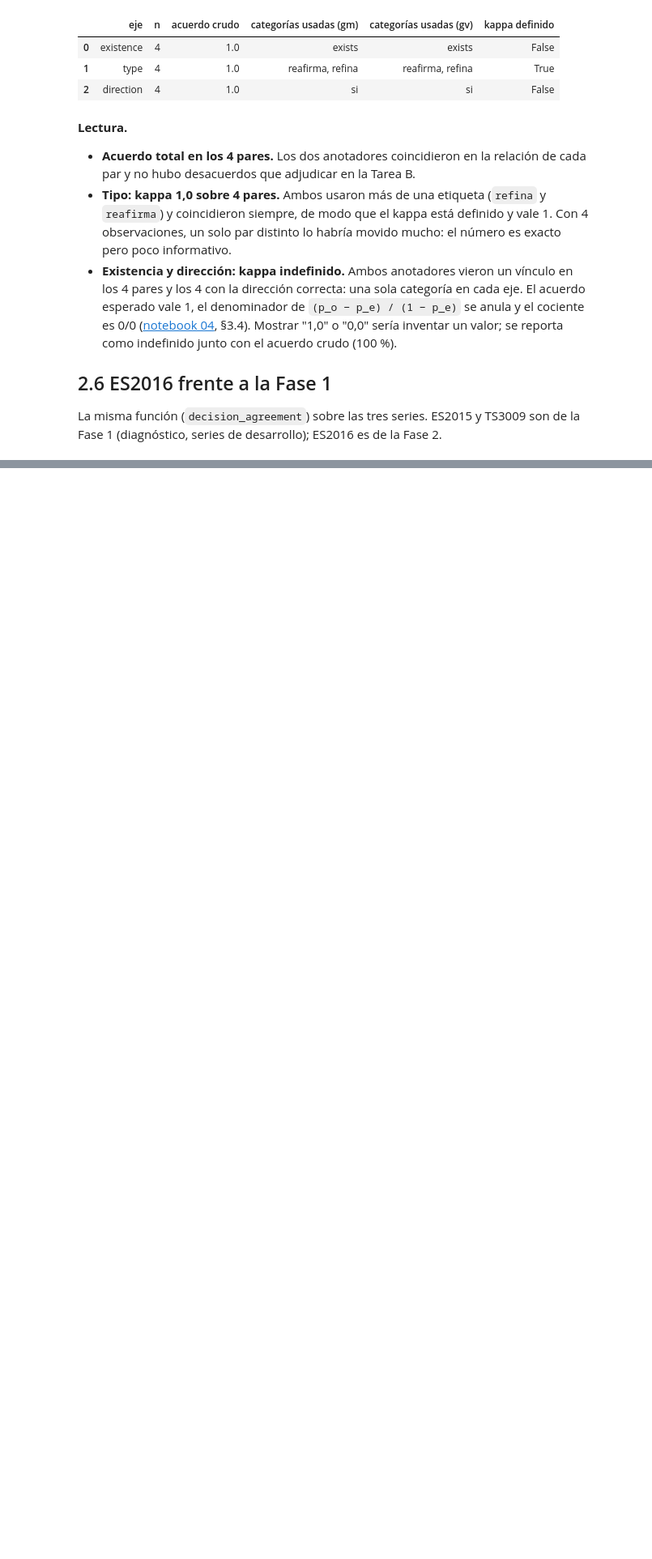
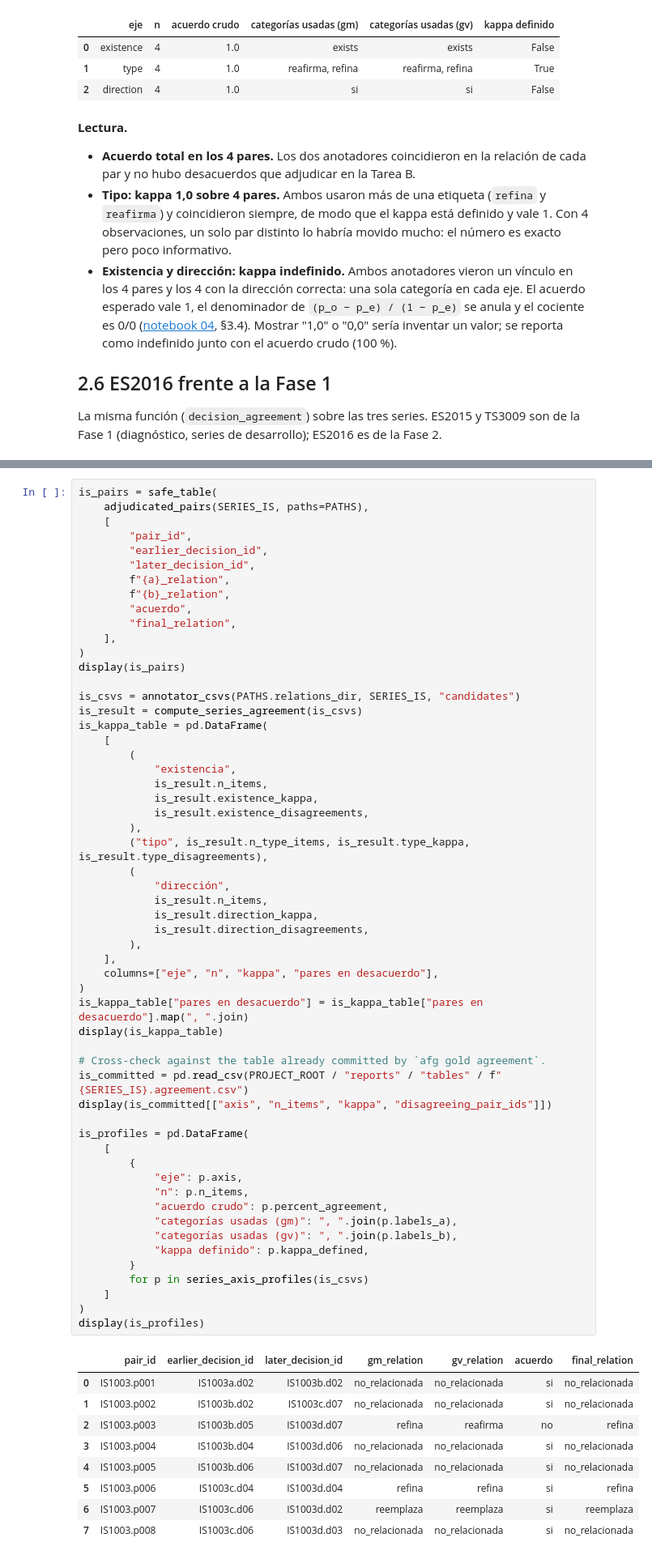
Before and after one commit to jasonssdev/mcd-afg, a Jupyter notebook: notebooks/18-jss-anotacion-f2-adjudicacion.ipynb, the cells around one changed output, grey strips where cells are left out. Shown at 81% size. Cells and saved outputs as stored; diff of their text form; blank space fills up the shorter version.

```diff
--- a/notebooks/18-jss-anotacion-f2-adjudicacion.ipynb
+++ b/notebooks/18-jss-anotacion-f2-adjudicacion.ipynb
@@ -588,0 +790,66 @@ cerrar una serie es: (1) añadirla a `F2_SERIES` en la primera celda, (2) copiar
+# %%
+is_pairs = safe_table(
+    adjudicated_pairs(SERIES_IS, paths=PATHS),
+    [
+        "pair_id",
+        "earlier_decision_id",
+        "later_decision_id",
+        f"{a}_relation",
+        f"{b}_relation",
+        "acuerdo",
+        "final_relation",
+    ],
+)
+display(is_pairs)
+
+is_csvs = annotator_csvs(PATHS.relations_dir, SERIES_IS, "candidates")
+is_result = compute_series_agreement(is_csvs)
+is_kappa_table = pd.DataFrame(
+    [
+        (
+            "existencia",
+            is_result.n_items,
+            is_result.existence_kappa,
+            is_result.existence_disagreements,
+        ),
+        ("tipo", is_result.n_type_items, is_result.type_kappa, is_result.type_disagreements),
+        (
+            "dirección",
+            is_result.n_items,
+            is_result.direction_kappa,
+            is_result.direction_disagreements,
+        ),
+    ],
+    columns=["eje", "n", "kappa", "pares en desacuerdo"],
+)
+is_kappa_table["pares en desacuerdo"] = is_kappa_table["pares en desacuerdo"].map(", ".join)
+display(is_kappa_table)
+
+# Cross-check against the table already committed by `afg gold agreement`.
+is_committed = pd.read_csv(PROJECT_ROOT / "reports" / "tables" / f"{SERIES_IS}.agreement.csv")
+display(is_committed[["axis", "n_items", "kappa", "disagreeing_pair_ids"]])
+
+is_profiles = pd.DataFrame(
+    [
+        {
+            "eje": p.axis,
+            "n": p.n_items,
+            "acuerdo crudo": p.percent_agreement,
+            "categorías usadas (gm)": ", ".join(p.labels_a),
+            "categorías usadas (gv)": ", ".join(p.labels_b),
+            "kappa definido": p.kappa_defined,
+        }
+        for p in series_axis_profiles(is_csvs)
+    ]
+)
+display(is_profiles)
+# %% [output]
+|  | pair_id | earlier_decision_id | later_decision_id | gm_relation | gv_relation | acuerdo | final_relation |
+| 0 | IS1003.p001 | IS1003a.d02 | IS1003b.d02 | no_relacionada | no_relacionada | si | no_relacionada |
+| 1 | IS1003.p002 | IS1003b.d02 | IS1003c.d07 | no_relacionada | no_relacionada | si | no_relacionada |
+| 2 | IS1003.p003 | IS1003b.d05 | IS1003d.d07 | refina | reafirma | no | refina |
+| 3 | IS1003.p004 | IS1003b.d04 | IS1003d.d06 | no_relacionada | no_relacionada | si | no_relacionada |
+| 4 | IS1003.p005 | IS1003b.d06 | IS1003d.d07 | no_relacionada | no_relacionada | si | no_relacionada |
+| 5 | IS1003.p006 | IS1003c.d04 | IS1003d.d04 | refina | refina | si | refina |
+| 6 | IS1003.p007 | IS1003c.d06 | IS1003d.d02 | reemplaza | reemplaza | si | reemplaza |
+| 7 | IS1003.p008 | IS1003c.d06 | IS1003d.d03 | no_relacionada | no_relacionada | si | no_relacionada |
```
Also changed, not shown: parts of 28 cells of this notebook.
